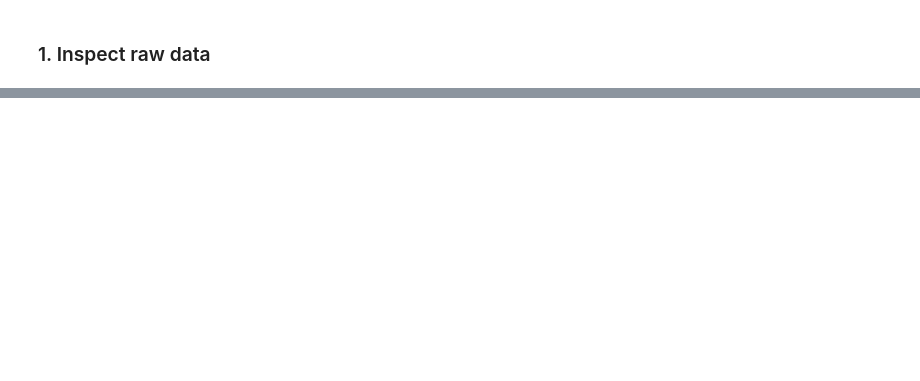
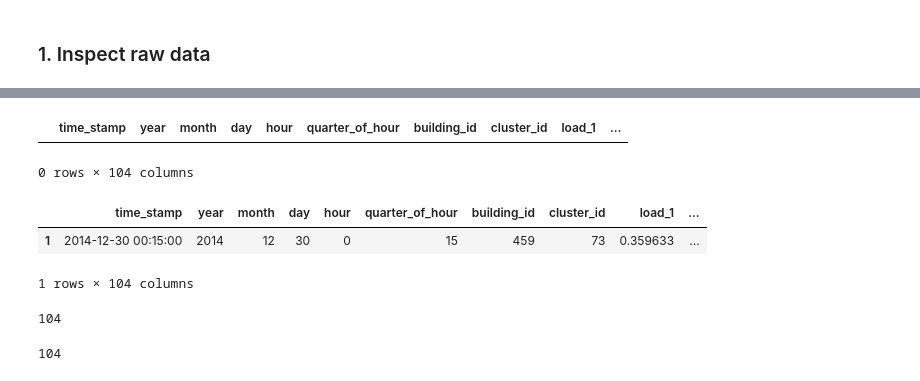
Before and after one commit to ArsamAryandoust/EnergyTransitionTasks, a Jupyter notebook: src/prep_buildingelectricity.ipynb, the cells around one changed output, grey strips where cells are left out. Drawn from its saved outputs; the diff is of its cells as text; code cells hidden in the pictures; blank space fills up the shorter version.

```diff
--- a/src/prep_buildingelectricity.ipynb
+++ b/src/prep_buildingelectricity.ipynb
@@ -64,0 +72,2 @@ display(df_sample_meteo_data)
+# %%
+HYPER.PREDICTION_WINDOW = 96
@@ -64,0 +251,27 @@ display(df_sample_meteo_data)
+# %%
+new_df_columns = ['time_stamp', 'year', 'month', 'day', 'hour', 'quarter_of_hour', 'building_id', 'cluster_id']
+for pred_time_step in range(96):
+    entry_name = 'load_{}'.format(pred_time_step+1)
+    new_df_columns.append(entry_name)
+
+df_consumption_new = pd.DataFrame(columns=new_df_columns)
+df_consumption_new
+# %% [output]
+|  | time_stamp | year | month | day | hour | quarter_of_hour | building_id | cluster_id | load_1 | ... |
+0 rows × 104 columns
+# %%
+df_consumption_new.loc[1]=entry
+# %%
+df_consumption_new
+# %% [output]
+|  | time_stamp | year | month | day | hour | quarter_of_hour | building_id | cluster_id | load_1 | ... |
+| 1 | 2014-12-30 00:15:00 | 2014 | 12 | 30 | 0 | 15 | 459 | 73 | 0.359633 | ... |
+1 rows × 104 columns
+# %%
+len(entry)
+# %% [output]
+104
+# %%
+len(df_consumption_new.columns)
+# %% [output]
+104
```
Also changed, not shown: parts of 24 cells of this notebook, 2 other files.
